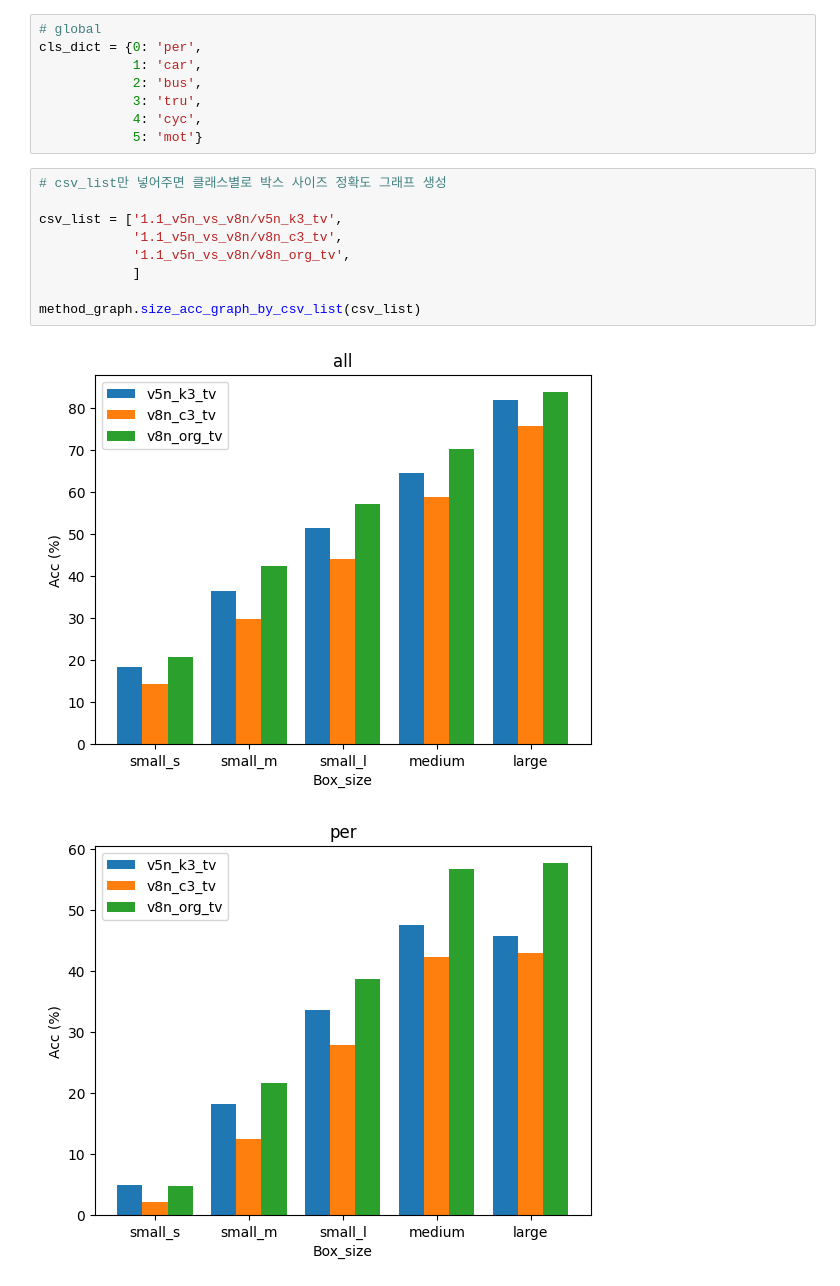
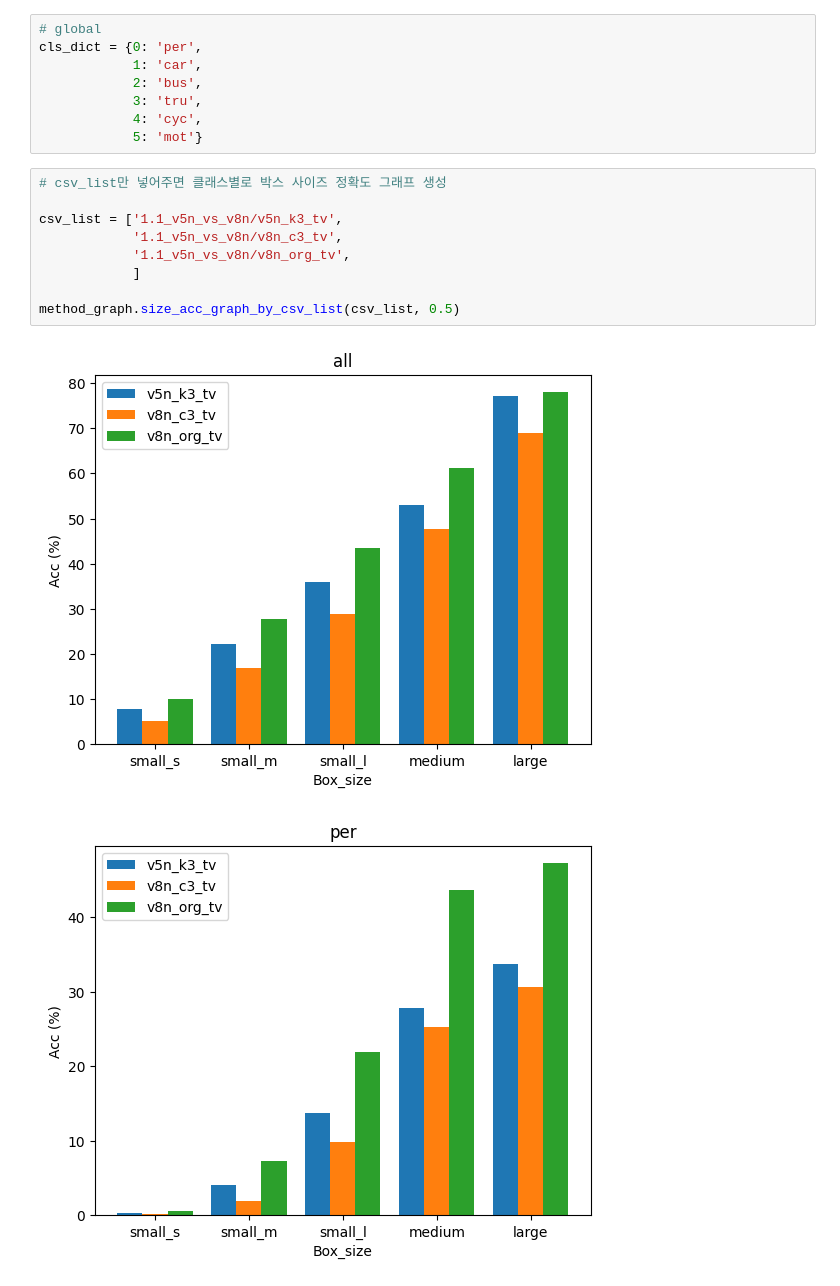
Before and after one commit to Lee-chan-hyeok/Nextchip_Autonomous_Driving_Contest, a Jupyter notebook: analysing/bbox/df_analysys.ipynb, the cells around one changed output. Saved outputs shown, nothing was run; the diff lists cells and outputs as text.

```diff
--- a/analysing/bbox/df_analysys.ipynb
+++ b/analysing/bbox/df_analysys.ipynb
@@ -22,12 +22,12 @@ cls_dict = {0: 'per',
 # %%
 # csv_list만 넣어주면 클래스별로 박스 사이즈 정확도 그래프 생성
 
 csv_list = ['1.1_v5n_vs_v8n/v5n_k3_tv',
             '1.1_v5n_vs_v8n/v8n_c3_tv',
             '1.1_v5n_vs_v8n/v8n_org_tv',
             ]
 
-method_graph.size_acc_graph_by_csv_list(csv_list)
+method_graph.size_acc_graph_by_csv_list(csv_list, 0.5)
 # %% [output]
-[figure, old version]
+[figure, new version]
-[figure, old version]
+[figure, new version]
```
Also changed, not shown: parts of 2 cells of this notebook, 43 other files.
